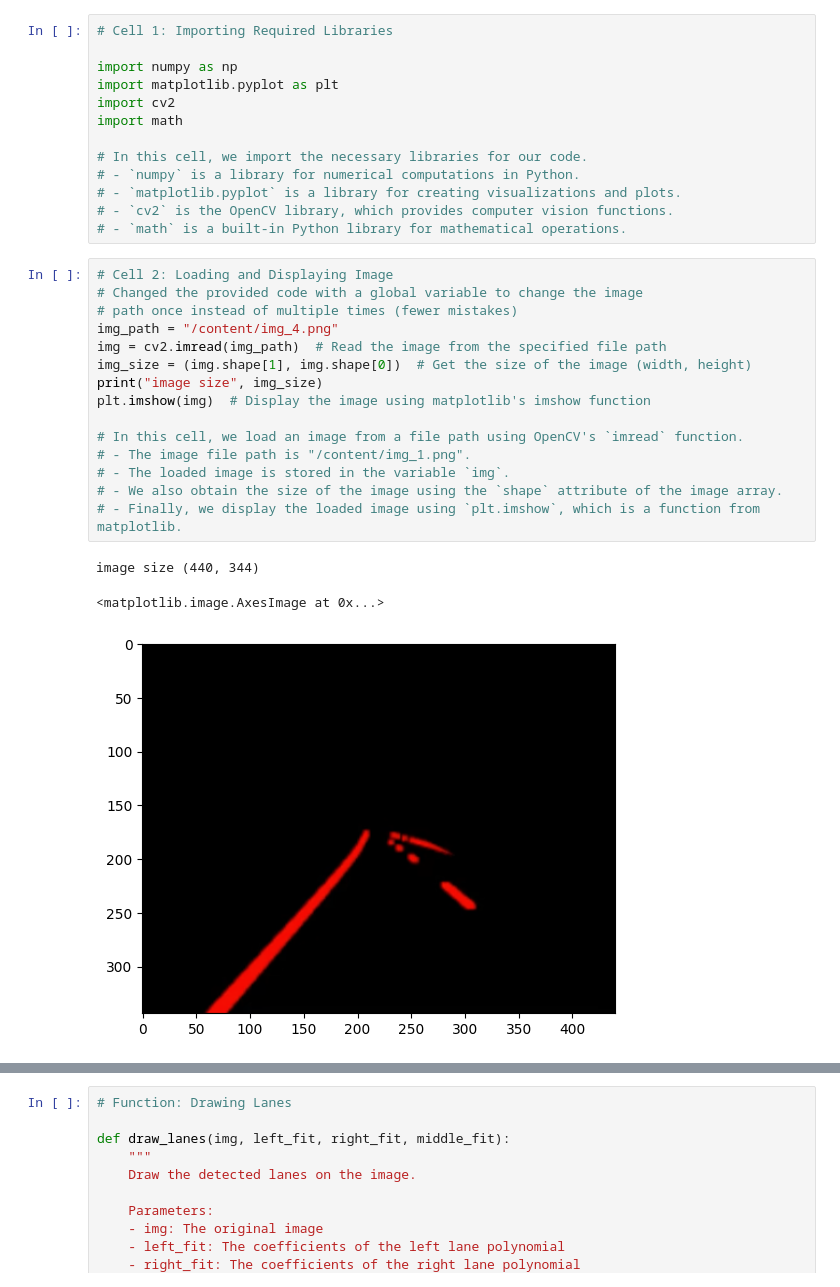
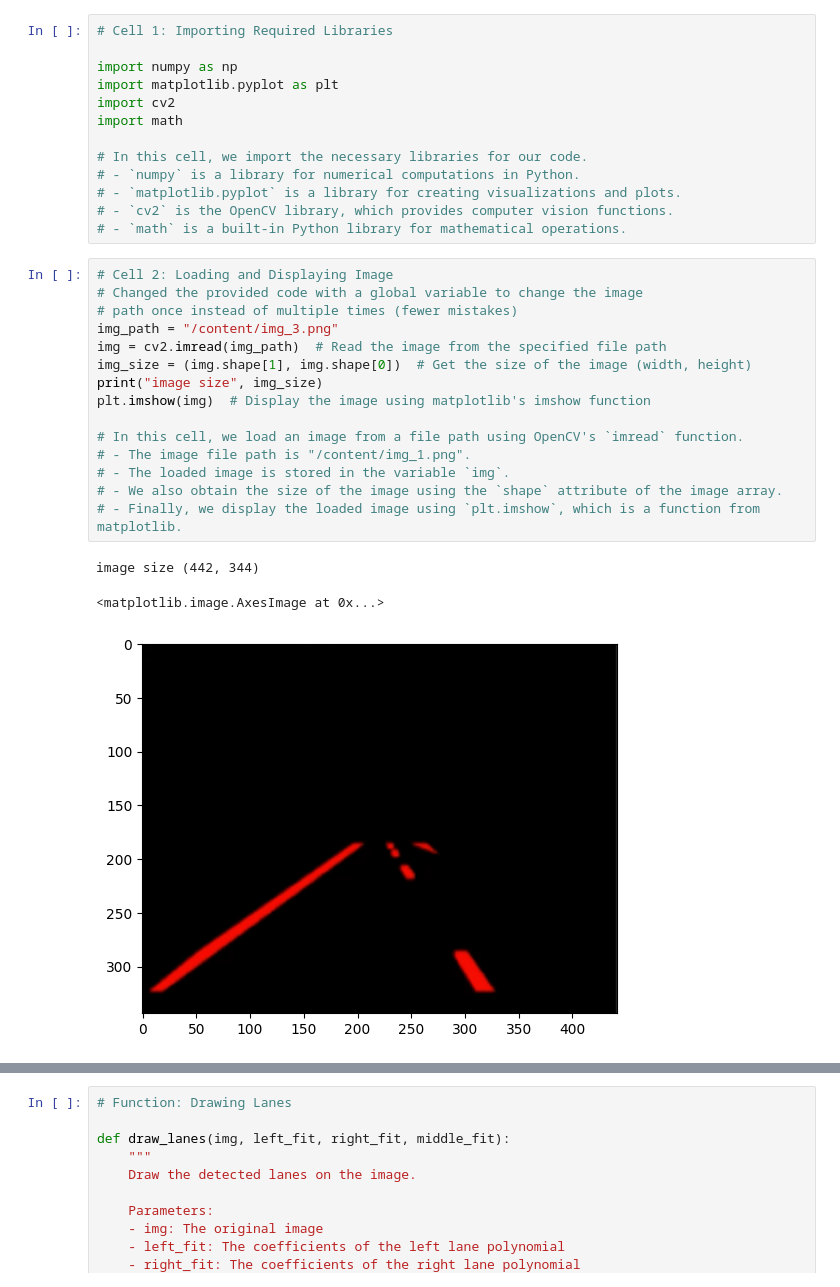
Before and after one commit to erias04/final-project, a Jupyter notebook: Target_point_on_single_image_CERNE.ipynb, the cells around one changed output, grey strips where cells are left out. Saved outputs shown, nothing was run; the diff lists cells and outputs as text.

Commit message:
feat: replace target point on single image

```diff
--- a/Target_point_on_single_image_CERNE.ipynb
+++ b/Target_point_on_single_image_CERNE.ipynb
@@ -14,22 +14,22 @@ import math
 # %%
 # Cell 2: Loading and Displaying Image
 # Changed the provided code with a global variable to change the image
 # path once instead of multiple times (fewer mistakes)
-img_path = "/content/img_4.png"
+img_path = "/content/img_3.png"
 img = cv2.imread(img_path)  # Read the image from the specified file path
 img_size = (img.shape[1], img.shape[0])  # Get the size of the image (width, height)
 print("image size", img_size)
 plt.imshow(img)  # Display the image using matplotlib's imshow function
 
 # In this cell, we load an image from a file path using OpenCV's `imread` function.
 # - The image file path is "/content/img_1.png".
 # - The loaded image is stored in the variable `img`.
 # - We also obtain the size of the image using the `shape` attribute of the image array.
 # - Finally, we display the loaded image using `plt.imshow`, which is a function from matplotlib.
 # %% [output]
-image size (440, 344)
+image size (442, 344)
 <matplotlib.image.AxesImage at 0x...>
-[figure, old version]
+[figure, new version]
 # %%
 
 # Cell 3: Perspective Transformation
```
Also changed, not shown: parts of 7 cells of this notebook.
